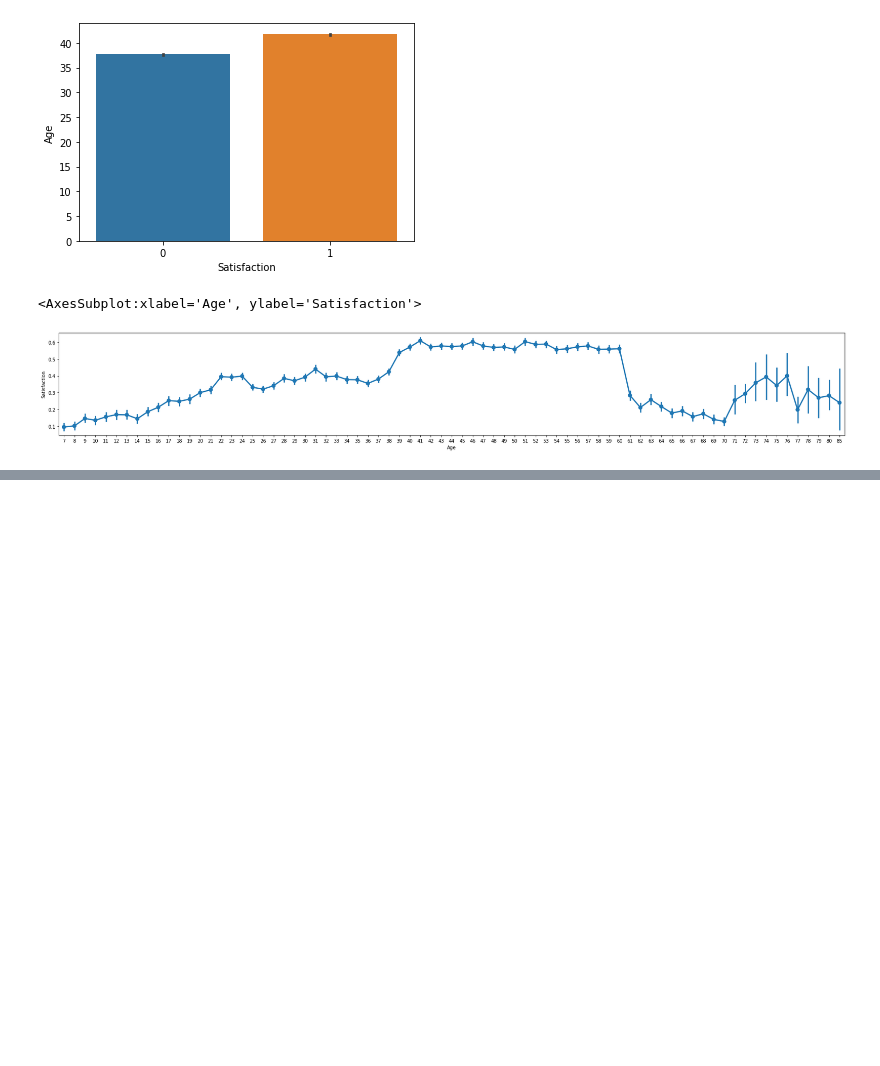
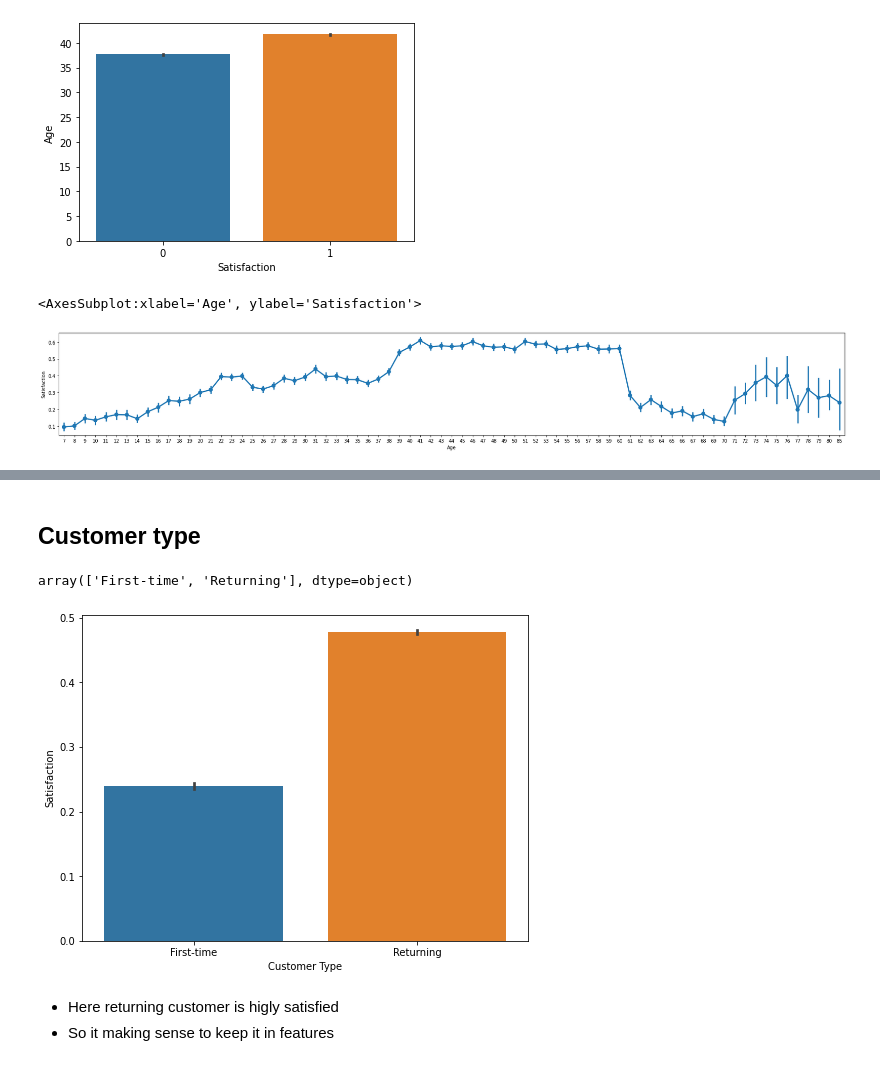
Before and after one commit to CaptaiN785/ML-Notebooks, a Jupyter notebook: Airline_Passengers_Satisfaction/main.ipynb, the cells around one changed output, grey strips where cells are left out. Saved outputs shown, nothing was run; the diff lists cells and outputs as text; code cells hidden in the pictures; blank space fills up the shorter version.

```diff
--- a/Airline_Passengers_Satisfaction/main.ipynb
+++ b/Airline_Passengers_Satisfaction/main.ipynb
@@ -172,0 +193,13 @@ Done
+# %% [markdown]
+## Customer type
+# %%
+df['Customer Type'].unique()
+# %% [output]
+array(['First-time', 'Returning'], dtype=object)
+# %%
+bar(df, 'Customer Type')
+# %% [output]
+[figure, added]
+# %% [markdown]
+- Here returning customer is higly satisfied
+- So it making sense to keep it in features
```
Also changed, not shown: parts of 24 cells of this notebook.
